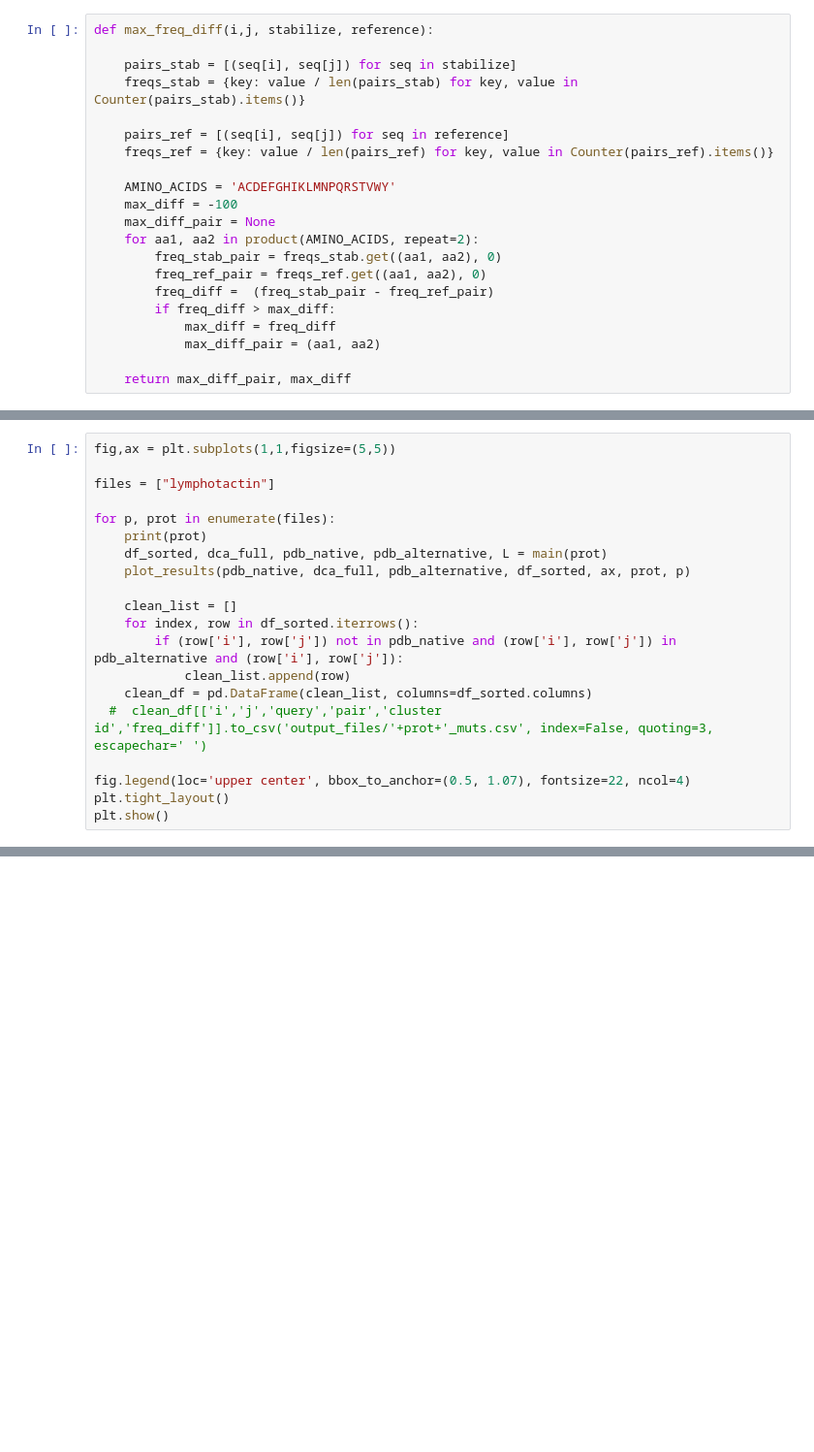
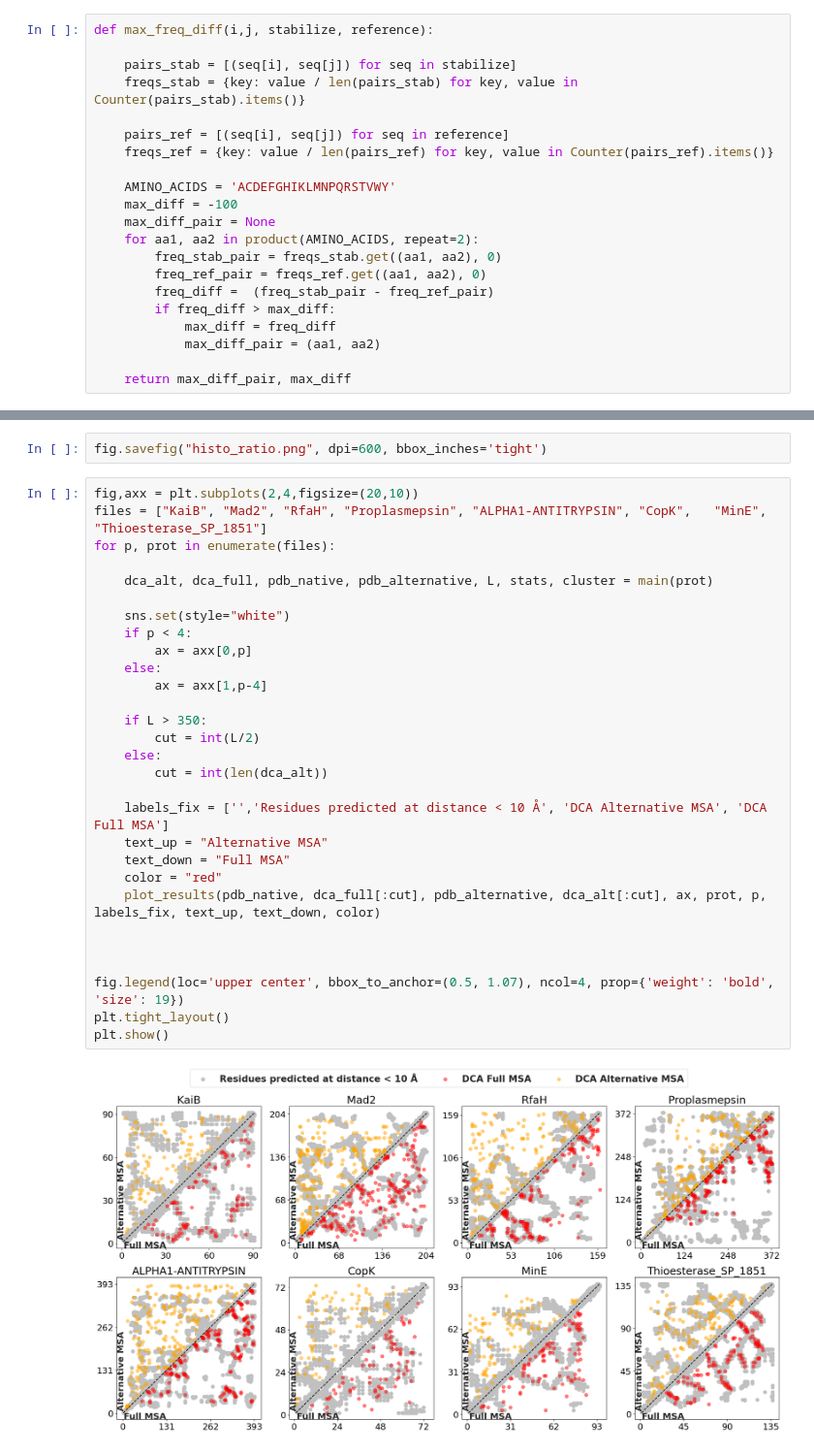
Before and after one commit to RitAreaSciencePark/MSARC, a Jupyter notebook: dca_analysis/mutations.ipynb, the cells around one changed output, grey strips where cells are left out. Shown at 97% size. Drawn from its saved outputs; the diff is of its cells as text; blank space fills up the shorter version.

```diff
--- a/dca_analysis/mutations.ipynb
+++ b/dca_analysis/mutations.ipynb
@@ -261,20 +249,0 @@ No artists with labels found to put in legend.  Note that artists whose label st
-# %%
-fig,ax = plt.subplots(1,1,figsize=(5,5))
-
-files = ["lymphotactin"]
-
-for p, prot in enumerate(files):
-    print(prot)
-    df_sorted, dca_full, pdb_native, pdb_alternative, L = main(prot)
-    plot_results(pdb_native, dca_full, pdb_alternative, df_sorted, ax, prot, p)
-
-    clean_list = []
-    for index, row in df_sorted.iterrows():
-        if (row['i'], row['j']) not in pdb_native and (row['i'], row['j']) in pdb_alternative and (row['i'], row['j']):
-            clean_list.append(row)
-    clean_df = pd.DataFrame(clean_list, columns=df_sorted.columns)
-  #  clean_df[['i','j','query','pair','cluster id','freq_diff']].to_csv('output_files/'+prot+'_muts.csv', index=False, quoting=3, escapechar=' ')
-
-fig.legend(loc='upper center', bbox_to_anchor=(0.5, 1.07), fontsize=22, ncol=4)
-plt.tight_layout()
-plt.show()
@@ -290,0 +367,33 @@ clean_df
+# %%
+fig.savefig("histo_ratio.png", dpi=600, bbox_inches='tight')
+# %%
+fig,axx = plt.subplots(2,4,figsize=(20,10))
+files = ["KaiB", "Mad2", "RfaH", "Proplasmepsin", "ALPHA1-ANTITRYPSIN", "CopK",   "MinE", "Thioesterase_SP_1851"]
+for p, prot in enumerate(files):
+
+    dca_alt, dca_full, pdb_native, pdb_alternative, L, stats, cluster = main(prot)
+
+    sns.set(style="white")
+    if p < 4:
+        ax = axx[0,p]
+    else:
+        ax = axx[1,p-4]
+
+    if L > 350:
+        cut = int(L/2)
+    else:
+        cut = int(len(dca_alt))
+
+    labels_fix = ['','Residues predicted at distance < 10 Å', 'DCA Alternative MSA', 'DCA Full MSA']
+    text_up = "Alternative MSA"
+    text_down = "Full MSA"
+    color = "red"
+    plot_results(pdb_native, dca_full[:cut], pdb_alternative, dca_alt[:cut], ax, prot, p, labels_fix, text_up, text_down, color)
+
+
+
+fig.legend(loc='upper center', bbox_to_anchor=(0.5, 1.07), ncol=4, prop={'weight': 'bold', 'size': 19})
+plt.tight_layout()
+plt.show()
+# %% [output]
+[figure, added]
```
Also changed, not shown: parts of 20 cells of this notebook.
